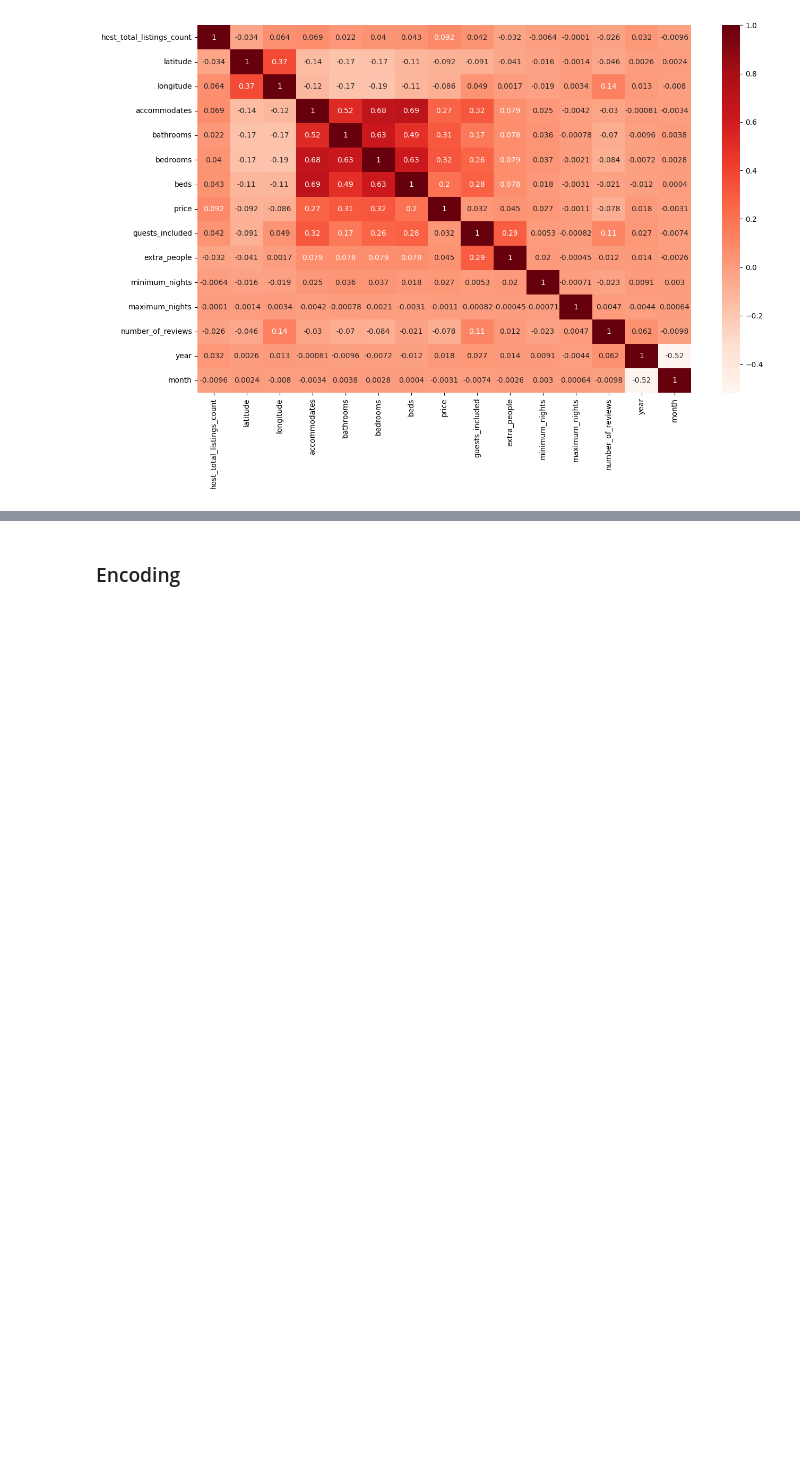
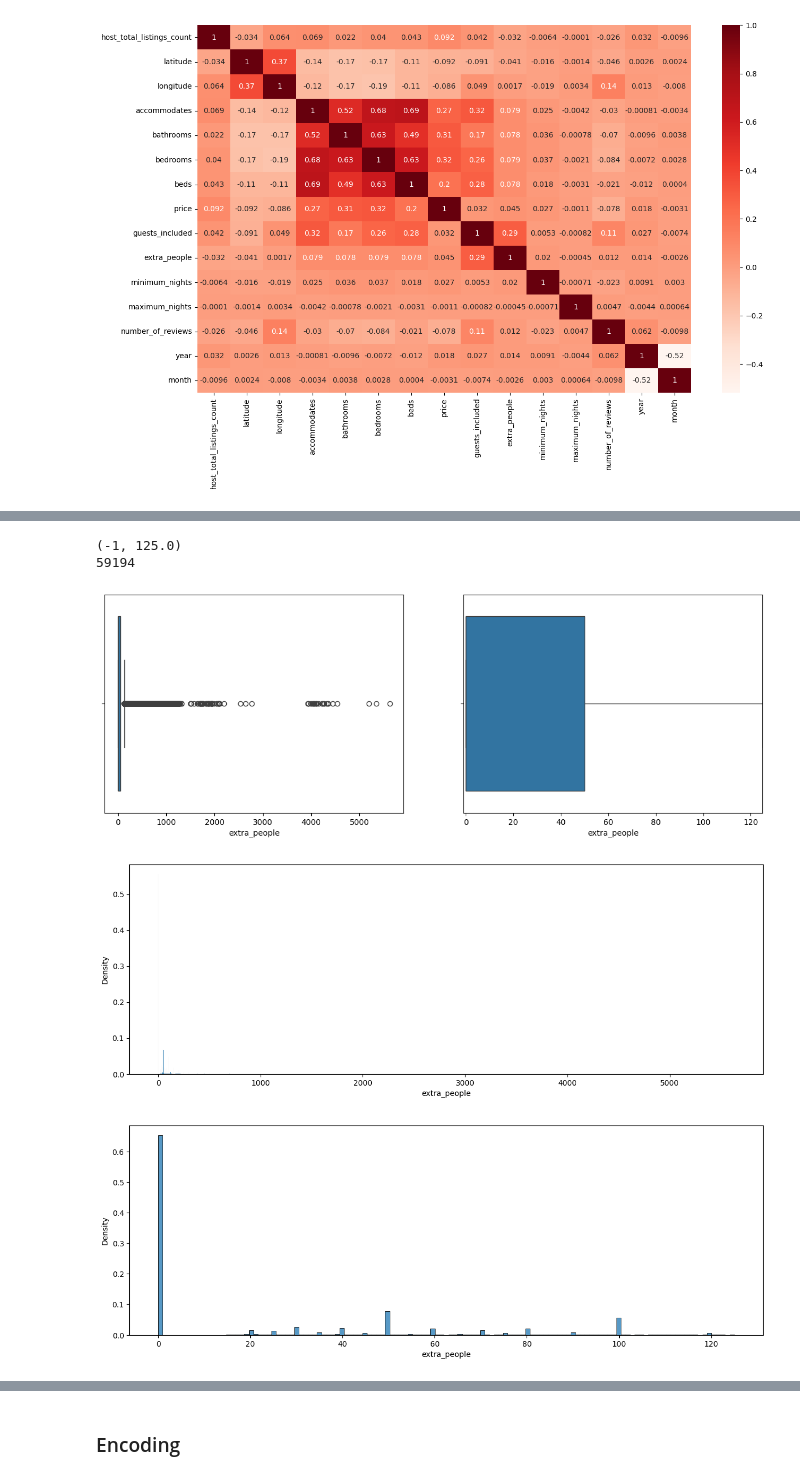
Before and after one commit to Dudols/DataScience-AirbnbRJ-Evaluation, a Jupyter notebook: Airbnb_Rio.ipynb, the cells around one changed output, grey strips where cells are left out. Drawn from its saved outputs; the diff is of its cells as text; code cells hidden in the pictures; blank space fills up the shorter version.

```diff
--- a/Airbnb_Rio.ipynb
+++ b/Airbnb_Rio.ipynb
@@ -234,0 +306,13 @@ histogram(airbnb_df['price'])
+# %%
+print(lims(airbnb_df['extra_people']))
+box_diagram(airbnb_df['extra_people'])
+histogram(airbnb_df['extra_people'])
+airbnb_df, rows_removed = remove_outliers(airbnb_df, 'extra_people')
+print(rows_removed)
+histogram(airbnb_df['extra_people'])
+# %% [output]
+(-1, 125.0)
+59194
+[figure, added]
+[figure, added]
+[figure, added]
```
Also changed, not shown: parts of 21 cells of this notebook.
